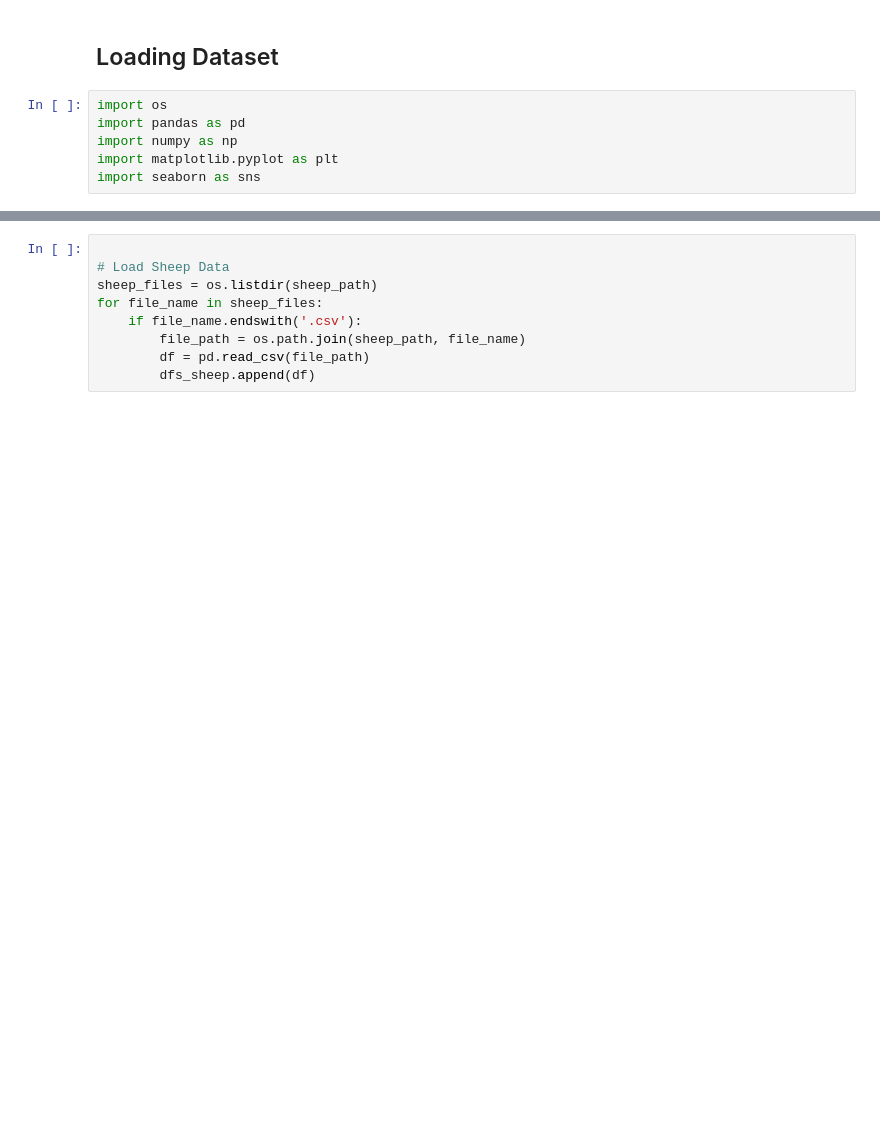
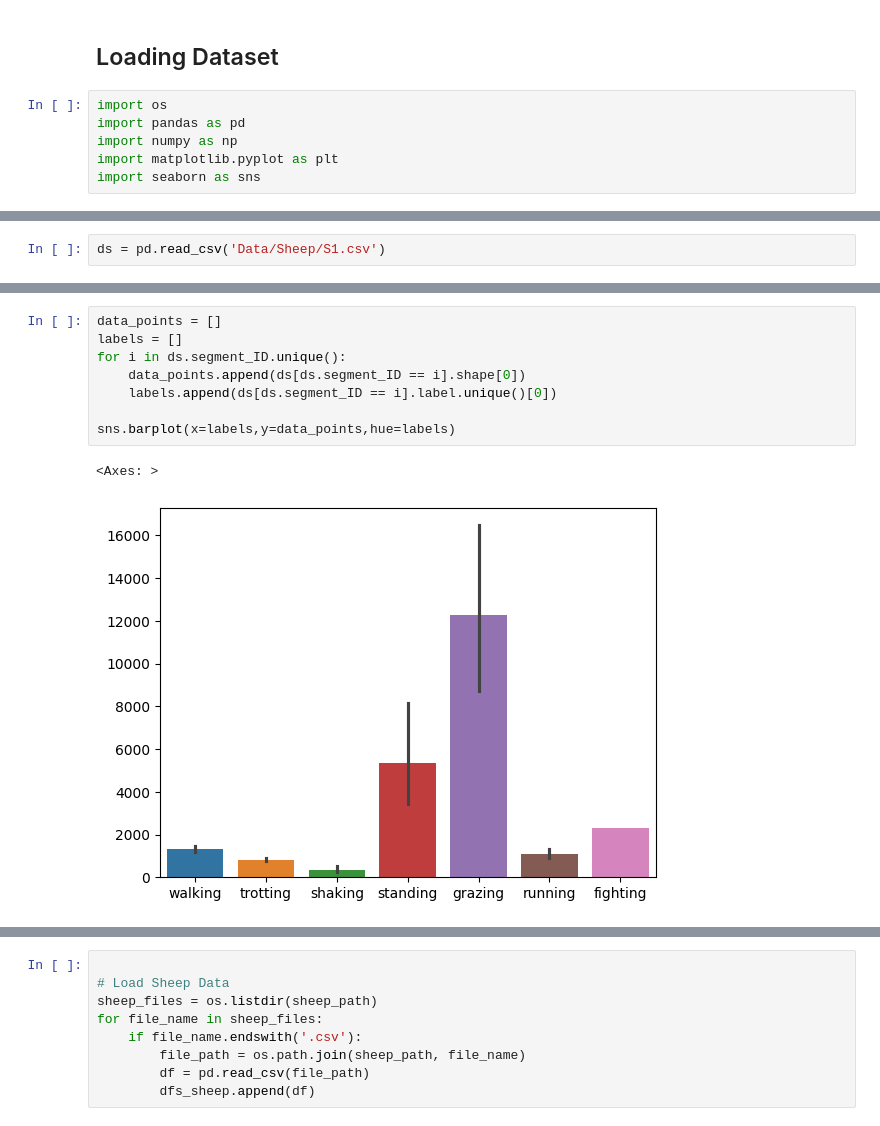
Before and after one commit to SharathRajMohan/AnimalCollarAI, a Jupyter notebook: AnimalMonitoring.ipynb, the cells around one changed output, grey strips where cells are left out. Saved outputs shown, nothing was run; the diff lists cells and outputs as text; blank space fills up the shorter version.

```diff
--- a/AnimalMonitoring.ipynb
+++ b/AnimalMonitoring.ipynb
@@ -27,3 +27,5 @@ goat_path = "/Users/shreyanair/AnimalCollarAI/Data/Goat"
 # Initialize an empty list to store DataFrames
 dfs_sheep = []
 dfs_goat = []
+# %%
+ds = pd.read_csv('Data/Sheep/S1.csv')
@@ -29,0 +63,11 @@ dfs_goat = []
+# %%
+data_points = []
+labels = []
+for i in ds.segment_ID.unique():
+    data_points.append(ds[ds.segment_ID == i].shape[0])
+    labels.append(ds[ds.segment_ID == i].label.unique()[0])
+
+sns.barplot(x=labels,y=data_points,hue=labels)
+# %% [output]
+<Axes: >
+[figure, added]
```
Also changed, not shown: parts of 11 cells of this notebook, 2 other files.
